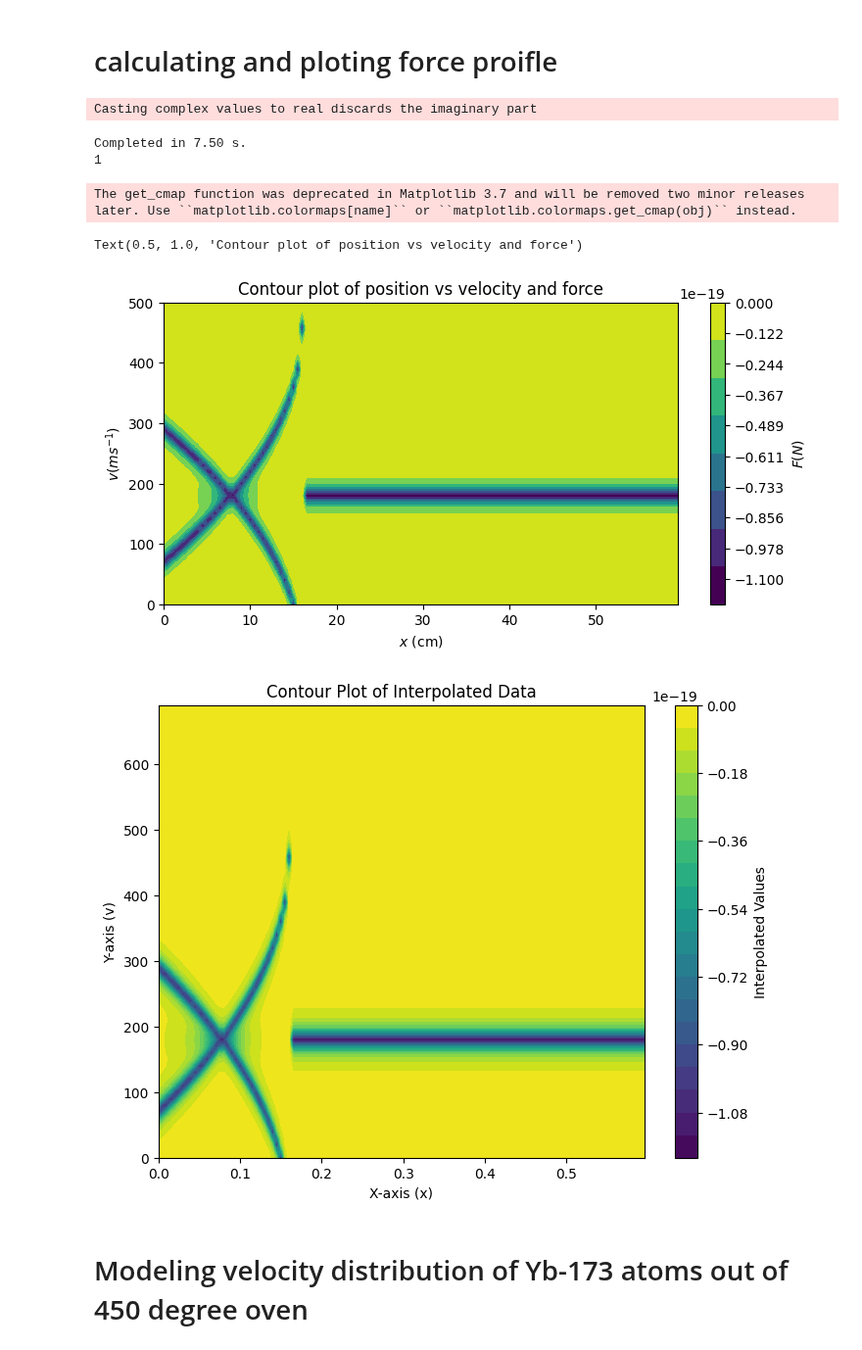
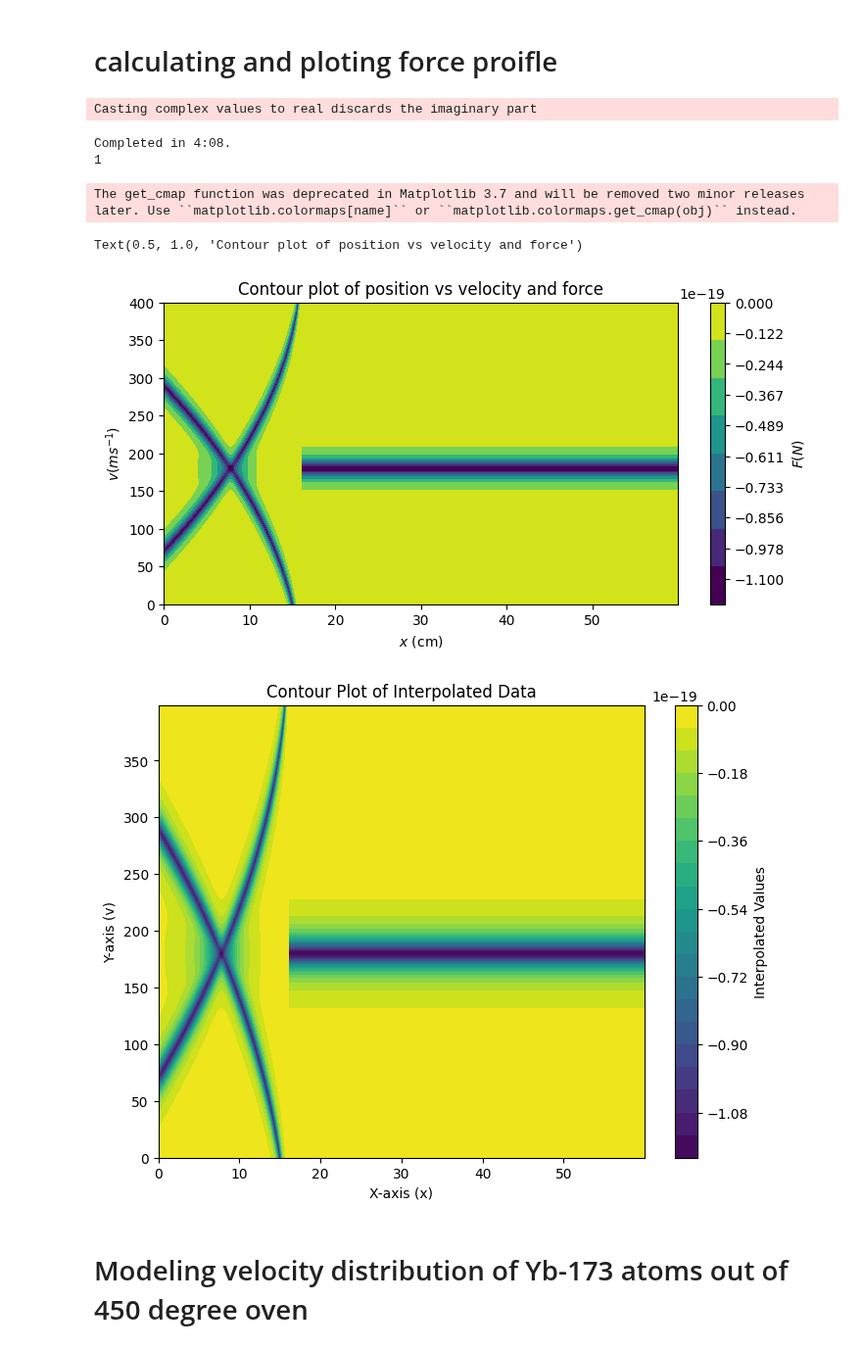
Before and after one commit to benfox4543/YB-zeeman-slower, a Jupyter notebook: zeeman slower_yb(fix after loosing good one).ipynb, the cells around one changed output. Shown at 98% size. Cells and saved outputs as stored; diff of their text form; code cells hidden in the pictures.

```diff
--- a/zeeman slower_yb(fix after loosing good one).ipynb
+++ b/zeeman slower_yb(fix after loosing good one).ipynb
@@ -312,8 +312,8 @@ laserBeams = pylcp.laserBeams([
 {'kvec':np.array([0, 0, -1]), 's': 5,'pol_coord':'spherical', 'pol':np.array([1,0,1]), 'delta': (E_e_D2[2]-E_g_D2[0]) - det[24]*gamma},],
 beam_type=pylcp.infinitePlaneWaveBeam)
 rateeq = pylcp.rateeq(laserBeams, linGrad, hamiltonian_D2, include_mag_forces=False)
-x = np.arange(0, 2*L, 0.5)/(x0)
-v = np.arange(0, 1100,10)/vc
+x = np.arange(0, 2*L, 0.05)/(x0)
+v = np.arange(0, 410,1)/vc
 
 
 X, V = np.meshgrid(x, v)
@@ -329,7 +329,7 @@ b = b +1
 print(b)
 # %% [output]
 Casting complex values to real discards the imaginary part
-Completed in 7.50 s.
+Completed in 4:08.
 1
 # %%
 
@@ -343,40 +343,38 @@ cb1 = plt.colorbar(im1,ticks = range_l)
 cb1.set_label('$F(N)$')
 ax.set_xlabel('$x$ (cm)')
 ax.set_ylabel('$v (ms^{-1})$')
-plt.ylim([0,500])
+plt.ylim([0,400])
 plt.title('Contour plot of position vs velocity and force')
 # %% [output]
 The get_cmap function was deprecated in Matplotlib 3.7 and will be removed two minor releases later. Use ``matplotlib.colormaps[name]`` or ``matplotlib.colormaps.get_cmap(obj)`` instead.
 Text(0.5, 1.0, 'Contour plot of position vs velocity and force')
-[figure, old version]
+[figure, new version]
 # %%
 # check of ithe inportlation of force profile
-  # Example 2D grid of values
-L = 16
 # Create the interpolator
-f_interp = RegularGridInterpolator((np.array(v)*vc,np.array(x)*x0/100),rateeq.profile['Fz'].F[2] * Fc,method='linear')
+f_interp = RegularGridInterpolator((np.array(v)*vc,np.array(x)*x0/100),rateeq.profile['Fz'].F[2]*Fc, method='linear')
 
 L = 30
 # Generate a fine grid for plotting
-x_fine = np.arange(0, 2*L, 0.5)/100# Fine grid for x-axis
-v_fine =  np.arange(0,700 ,10) # Fine grid for v-axis
+x_fine = np.arange(0, 2*L, 0.05)/100# Fine grid for x-axis
+v_fine =  np.arange(0,400 ,1) # Fine grid for v-axis
 V,X  = np.meshgrid(v_fine, x_fine)  # Create a 2D grid
 
 # Interpolate on the fine grid
 points = np.array([V.flatten(), X.flatten()]).T  # Flatten grid into (n, 2) points
 Z = f_interp(points).reshape(X.shape)  # Interpolated values reshaped to grid
 
 # Create the contour plot
 plt.figure(figsize=(8, 6))
-contour = plt.contourf(X, V, Z, levels=20, cmap='viridis')
+contour = plt.contourf(X*100, V, Z, levels=20, cmap='viridis')
 
 plt.colorbar(contour, label="Interpolated Values")
 plt.xlabel("X-axis (x)")
 plt.ylabel("Y-axis (v)")
 plt.title("Contour Plot of Interpolated Data")
 plt.show()
 # %% [output]
-[figure, old version]
+[figure, new version]
 # %% [markdown]
 # Modeling velocity distribution of Yb-173 atoms out of 450 degree oven
 # %%
```
Also changed, not shown: parts of 24 cells of this notebook.
